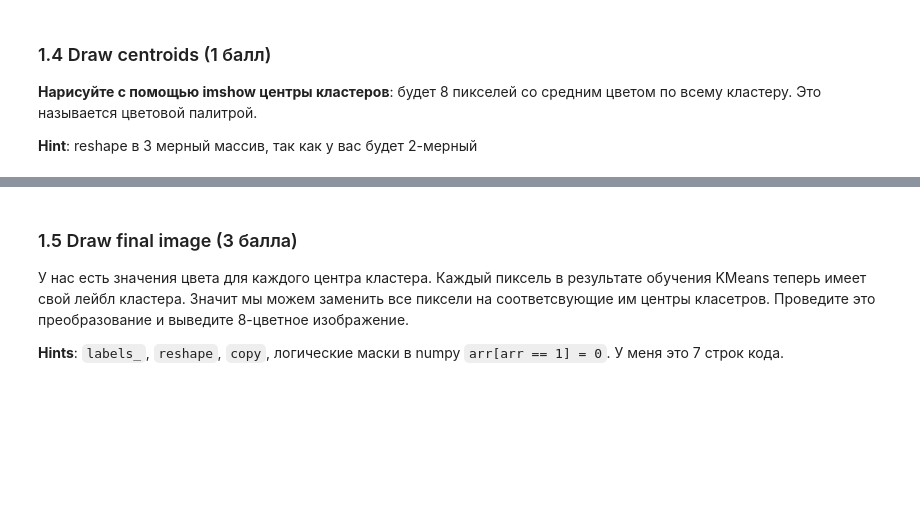
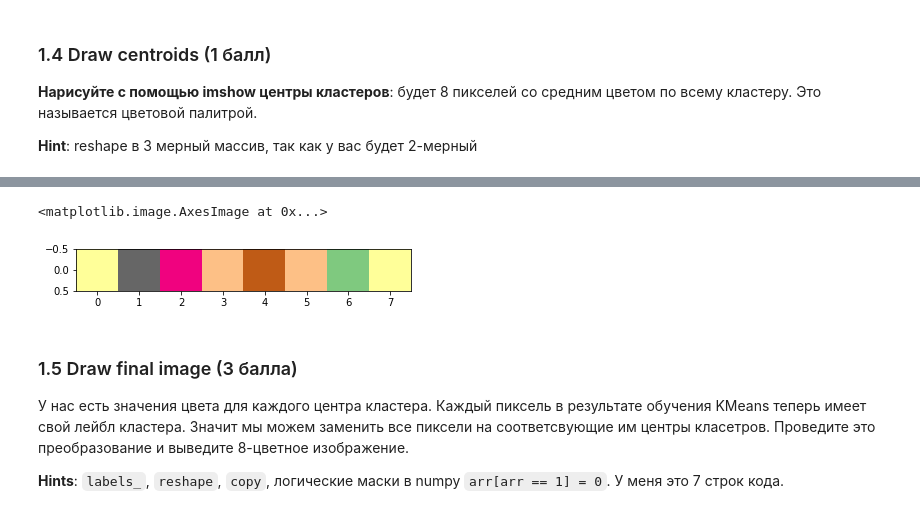
Before and after one commit to nizhikebinesi/ml-course-7bits-solutions, a Jupyter notebook: 2017-fall/homeworks/04-01-clustering-homework.ipynb, the cells around one changed output, grey strips where cells are left out. Drawn from its saved outputs; the diff is of its cells as text; code cells hidden in the pictures; blank space fills up the shorter version.

```diff
--- a/2017-fall/homeworks/04-01-clustering-homework.ipynb
+++ b/2017-fall/homeworks/04-01-clustering-homework.ipynb
@@ -140,3 +146,8 @@ plt.imshow(model.cluster_centers_.reshape(12,2))
+# %%
+plt.imshow([np.mean(model.cluster_centers_, axis=1)], cmap=plt.get_cmap('Accent'))
+# %% [output]
+<matplotlib.image.AxesImage at 0x...>
+[figure, added]
 # %% [markdown]
 ### 1.5 Draw final image (3 балла)
 
```
Also changed, not shown: parts of 10 cells of this notebook, 1 other file.
